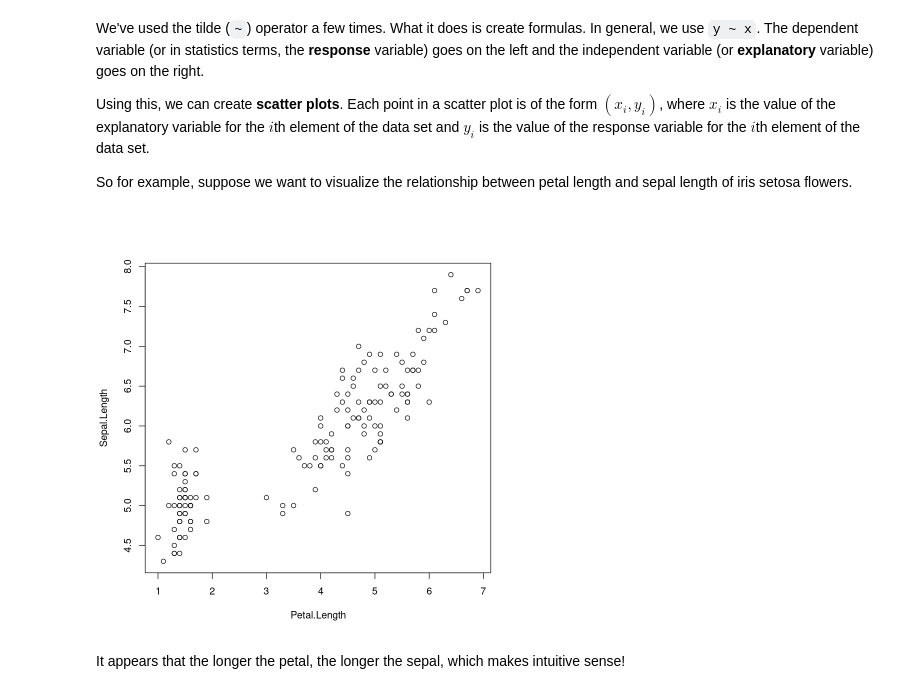
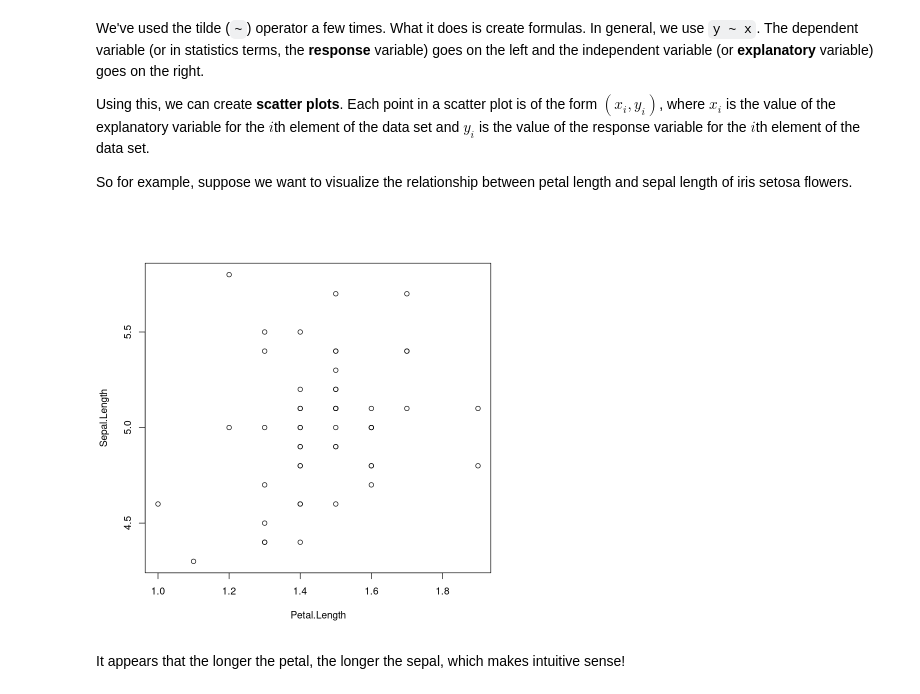
Before and after one commit to piedmont-csci/math-3310-jupyter-notebooks-spr24, a Jupyter notebook: 2024-01-12.ipynb, the cells around one changed output. Saved outputs shown, nothing was run; the diff lists cells and outputs as text; code cells hidden in the pictures.

Commit message:
fix scatter plot (just setosa)

```diff
--- a/2024-01-12.ipynb
+++ b/2024-01-12.ipynb
@@ -96,8 +96,8 @@ Using this, we can create **scatter plots**.  Each point in a scatter plot is of
 
 So for example, suppose we want to visualize the relationship between petal length and sepal length of iris setosa flowers.
 # %%
-plot(Sepal.Length ~ Petal.Length, data=iris)
+plot(Sepal.Length ~ Petal.Length, data=setosa)
 # %% [output]
-[figure, old version]
+[figure, new version]
 # %% [markdown]
 It appears that the longer the petal, the longer the sepal, which makes intuitive sense!
```
